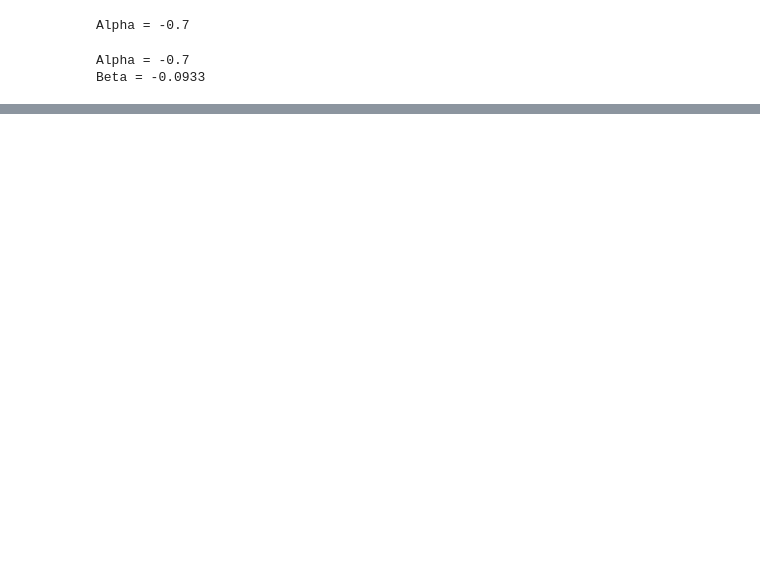
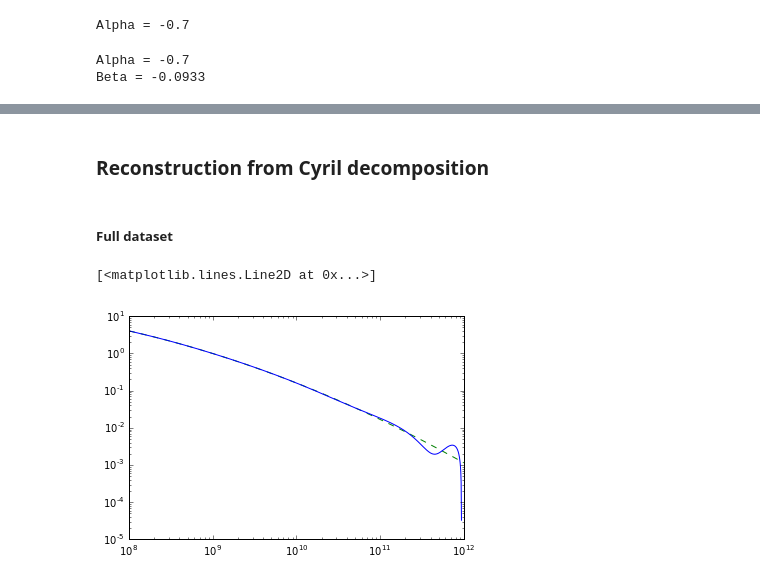
Before and after one commit to bennahugo/algorithm_notebooks, a Jupyter notebook: Taylor expansion vs Cyril expansion.ipynb, the cells around one changed output, grey strips where cells are left out. Cells and saved outputs as stored; diff of their text form; code cells hidden in the pictures; blank space fills up the shorter version.

```diff
--- a/Taylor expansion vs Cyril expansion.ipynb
+++ b/Taylor expansion vs Cyril expansion.ipynb
@@ -66,0 +153,4 @@ Beta = -0.0933
+# %%
+fitcoefs=[popt] # to be compatible with the structure of coefs in CTpoly
+fitcoefs2=[popt2]
+fitcoefs,fitcoefs2
@@ -66,0 +171,13 @@ Beta = -0.0933
+# %% [markdown]
+### Reconstruction from Cyril decomposition
+# %%
+CTfit=CTpoly(fitcoefs,alphas,nu0,freq)  # full data
+CTfit2=CTpoly(fitcoefs2,alphas,nu0,freq) # sampled fata
+# %% [markdown]
+##### Full dataset
+# %%
+plt.loglog(freq,spectrum2,"g--",ms=0.5)
+plt.loglog(freq,CTfit)
+# %% [output]
+[<matplotlib.lines.Line2D at 0x...>]
+[figure, added]
```
Also changed, not shown: parts of 27 cells of this notebook.
